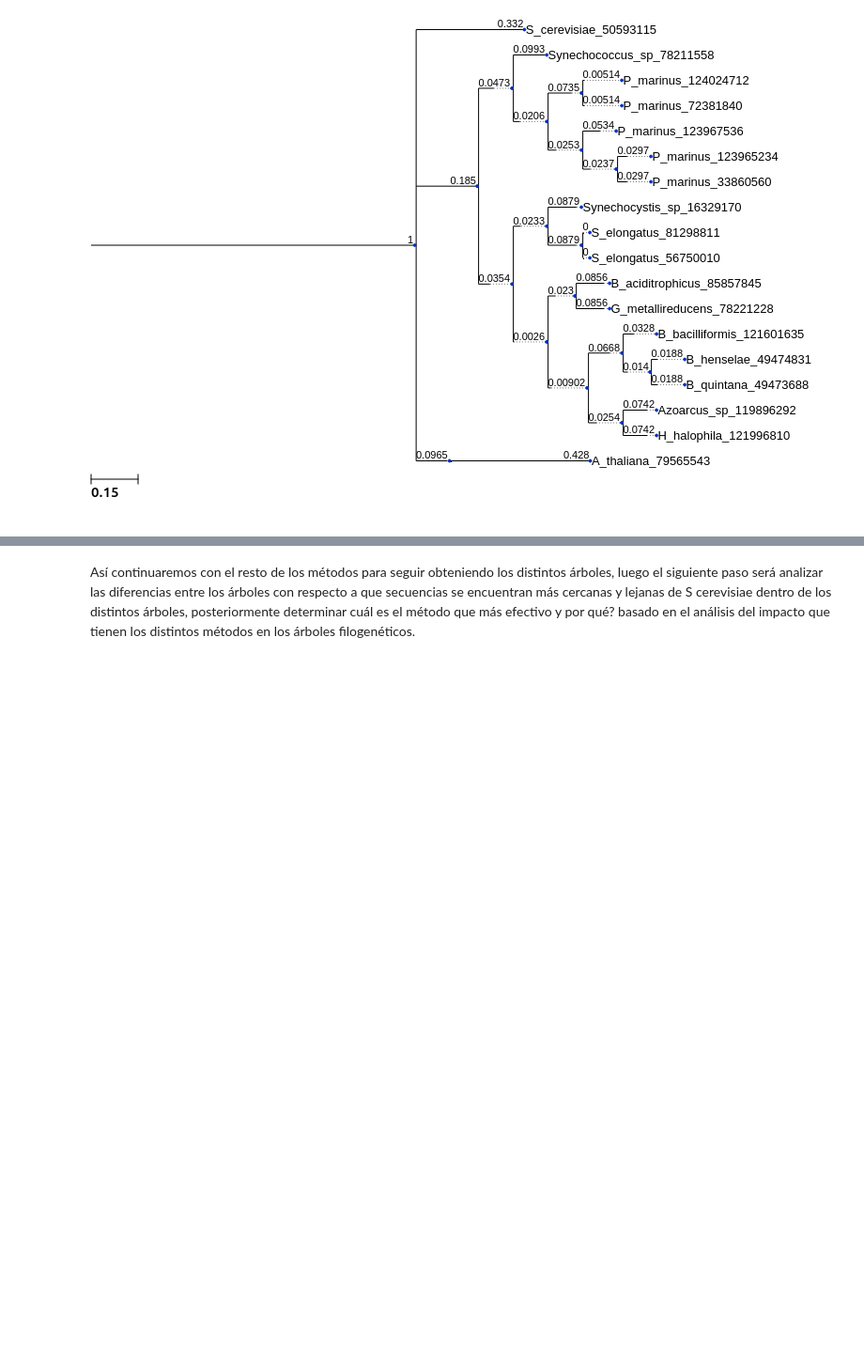
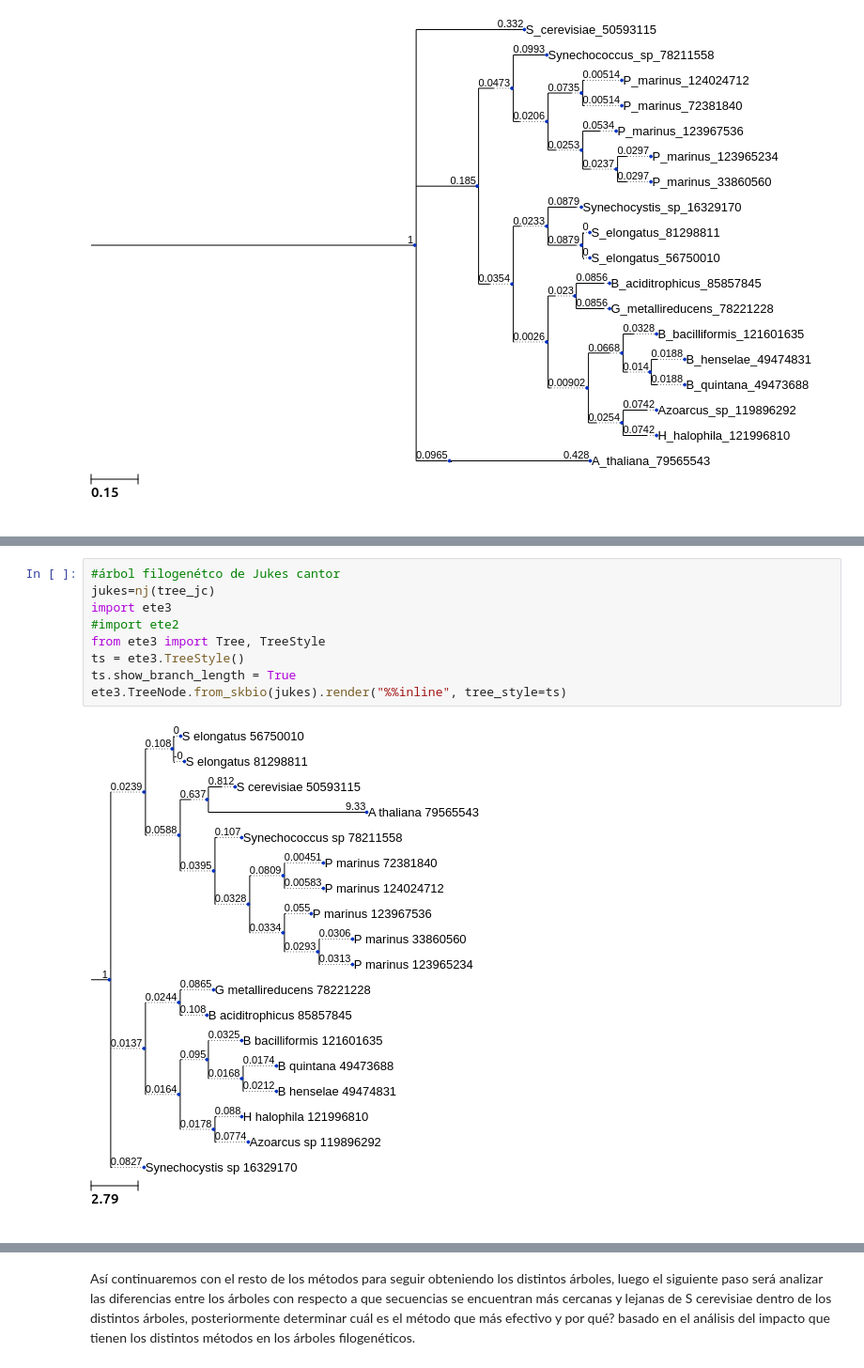
Before and after one commit to csampez/phylogenetics, a Jupyter notebook: paper/notebooks/Análisis Filogenético.ipynb, the cells around one changed output, grey strips where cells are left out. Shown at 94% size. Cells and saved outputs as stored; diff of their text form; blank space fills up the shorter version.

```diff
--- a/paper/notebooks/Análisis Filogenético.ipynb
+++ b/paper/notebooks/Análisis Filogenético.ipynb
@@ -344 +385,12 @@ ete3.TreeNode.from_skbio(rooted_tree).render("%%inline", tree_style=ts)
+# %%
+#árbol filogenétco de Jukes cantor
+jukes=nj(tree_jc)
+import ete3
+#import ete2
+from ete3 import Tree, TreeStyle
+ts = ete3.TreeStyle()
+ts.show_branch_length = True
+ete3.TreeNode.from_skbio(jukes).render("%%inline", tree_style=ts)
+# %% [output]
+[figure, added]
 # %% [markdown]
```
Also changed, not shown: parts of 12 cells of this notebook, 2 other files.
